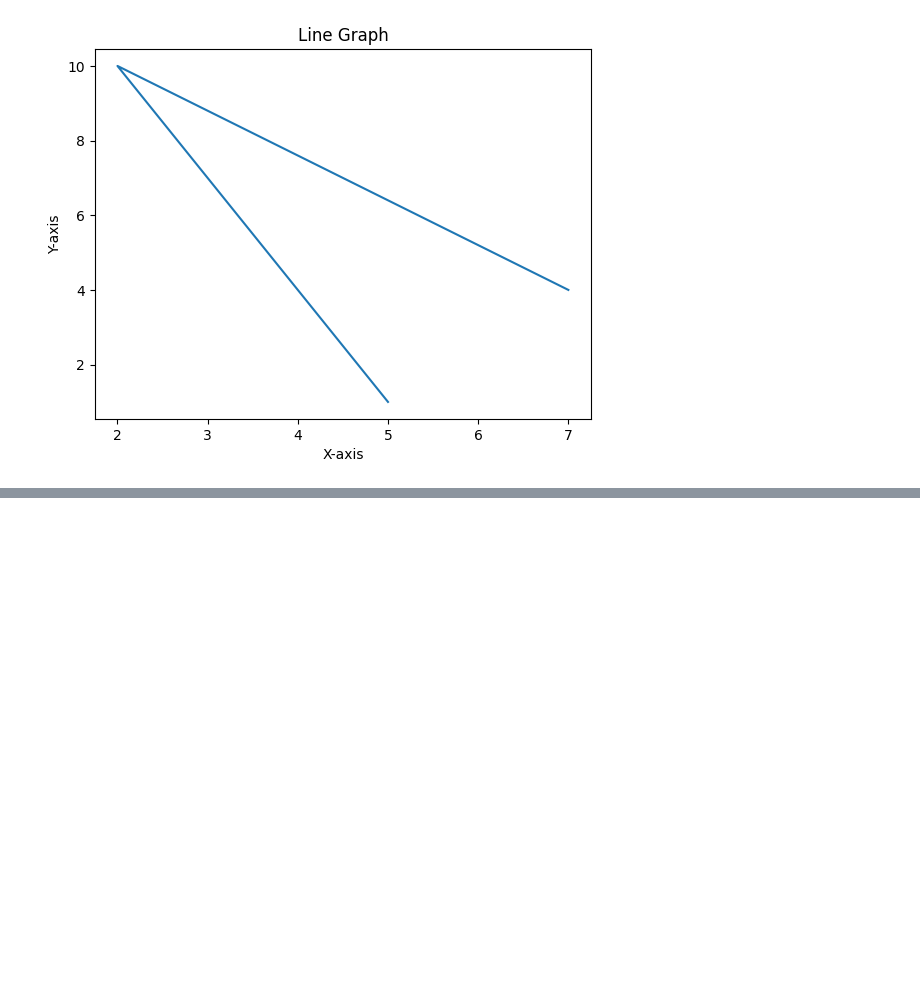
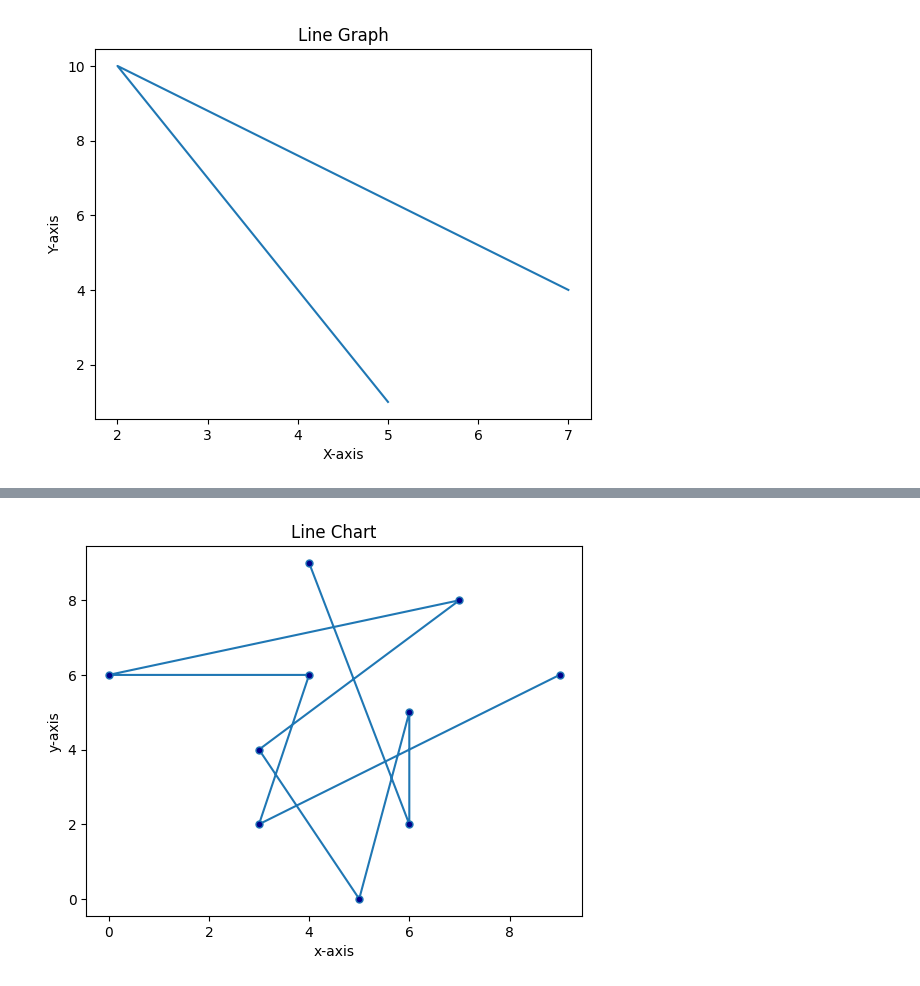
Before and after one commit to JatindraPatel/Matplot_libary_learning, a Jupyter notebook: Matplotlib.ipynb, the cells around one changed output, grey strips where cells are left out. Cells and saved outputs as stored; diff of their text form; code cells hidden in the pictures; blank space fills up the shorter version.

```diff
--- a/Matplotlib.ipynb
+++ b/Matplotlib.ipynb
@@ -79,0 +90,13 @@ plt.show()
+# %%
+import matplotlib.pyplot as plt
+x=[9,3,4,0,7,3,5,6,6,4]
+y=[6,2,6,6,8,4,0,5,2,9]
+plt.title("Line Chart")
+plt.xlabel("x-axis")
+plt.ylabel("y-axis")
+plt.plot(x,y,marker='o',
+         markersize=5,
+         markerfacecolor='darkblue')
+plt.show()
+# %% [output]
+[figure, added]
```
Also changed, not shown: parts of 5 cells of this notebook.
